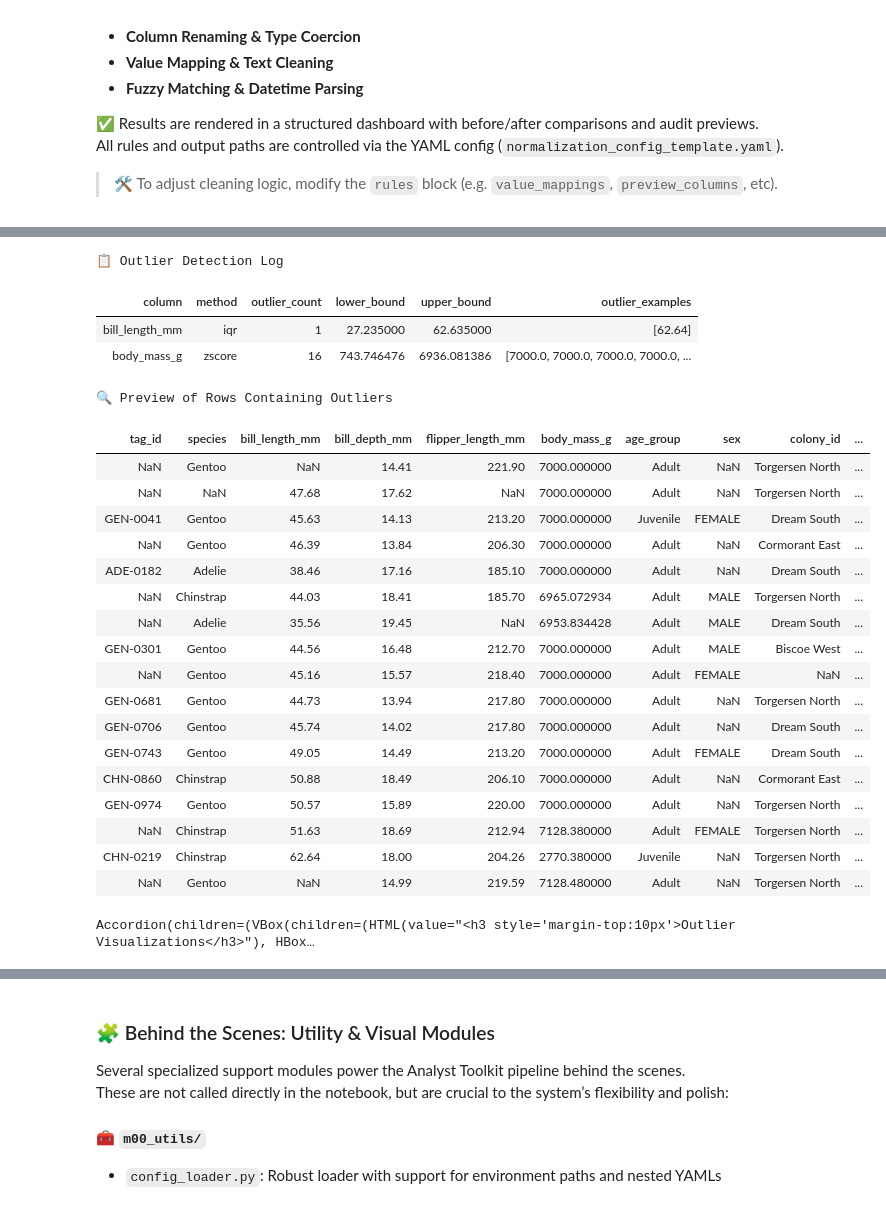
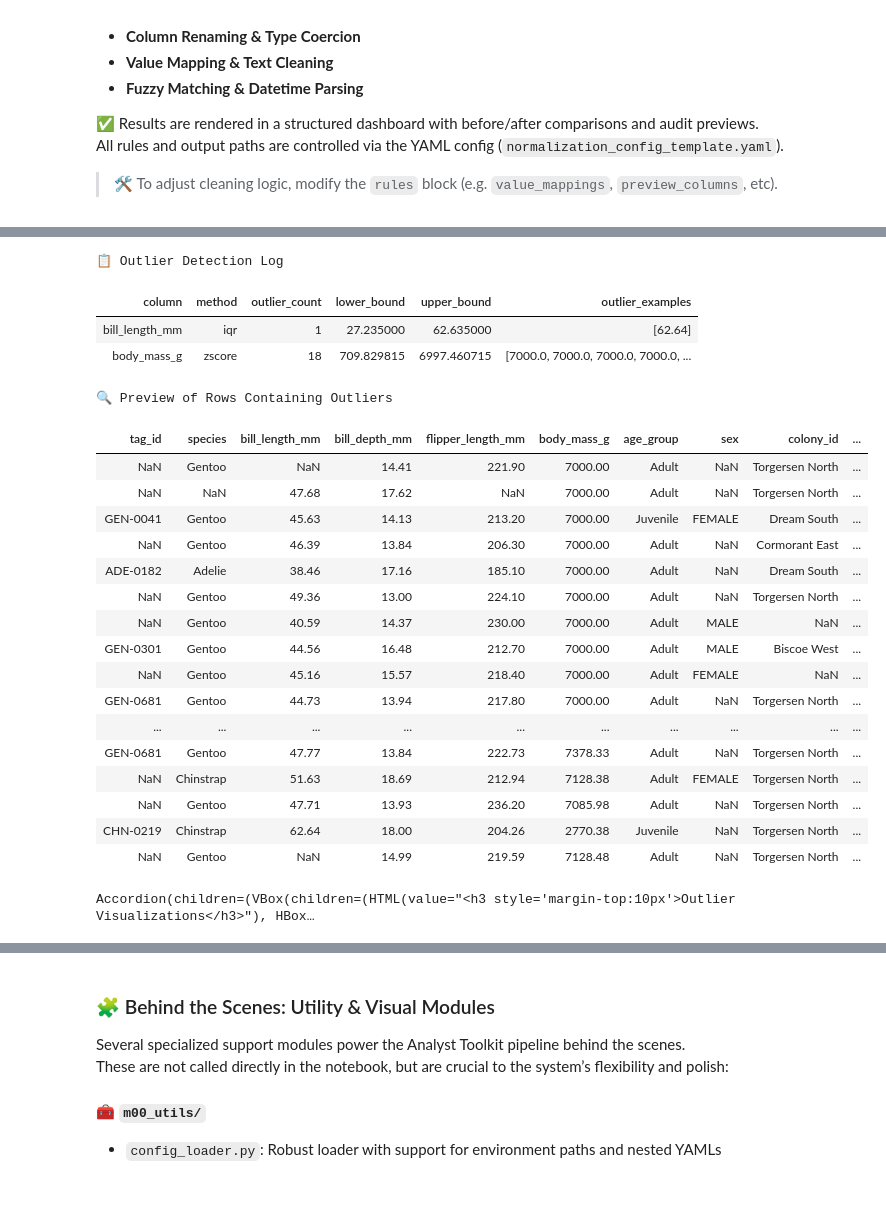
Before and after one commit to G-Schumacher44/analyst_toolkit, a Jupyter notebook: notebooks/00_analyst_toolkit_modular_demo.ipynb, the cells around one changed output, grey strips where cells are left out. Drawn from its saved outputs; the diff is of its cells as text; code cells hidden in the pictures.

```diff
--- a/notebooks/00_analyst_toolkit_modular_demo.ipynb
+++ b/notebooks/00_analyst_toolkit_modular_demo.ipynb
@@ -213,14 +201,14 @@ from analyst_toolkit.m03_normalization.run_normalization_pipeline import run_nor
 import logging
 
 # --- Load Config ---
-config = load_config("config/normalization_config_template.yaml")
-norm_cfg = config.get("normalization", {})
-run_id = config.get("run_id")
-notebook_mode = config.get("notebook", True)
+norm_config_full = load_config("config/normalization_config_template.yaml")
+norm_cfg = norm_config_full.get("normalization", {})
 
+# --- Run Normalization Module ---
+# Uses df_validated from the previous step and global run_id/notebook_mode.
 df_normalized = run_normalization_pipeline(
     config=norm_cfg,
-    df=df_validated,
+    df=df_validated,  # This correctly passes the processed DataFrame
     notebook=notebook_mode,
     run_id=run_id
 )
@@ -280,17 +268,14 @@ from analyst_toolkit.m00_utils.config_loader import load_config
 from analyst_toolkit.m02_validation.run_validation_pipeline import run_validation_pipeline
 
 # --- Load Certification Config ---
-config = load_config("config/certification_config_template.yaml")
-cert_cfg = config.get("validation", {})
-notebook_mode = config.get("notebook_mode", True)
-run_id = config.get("run_id")
+cert_config_full = load_config("config/certification_config_template.yaml")
+cert_cfg = cert_config_full.get("validation", {})
 
 # --- Run Final Certification Pass ---
-logging.info("🚀 Starting M04: Certification (Validation Gatekeeper)")
+logging.info("🚀 Starting Certification Gate (re-using M02)")
 
 df_certified = run_validation_pipeline(
     config=cert_cfg,
-    notebook=notebook_mode,
     df=df_normalized,
     run_id=run_id
 )
@@ -323,22 +302,19 @@ You can choose to:
 
 > 🛠️ Adjust deduplication behavior in `dups_config_template.yaml`.
 # %%
-# ♻️ D04: Dedupliction and Duplicates Handling
+# ♻️ M04: Deduplication and Duplicates Handling
 
 from analyst_toolkit.m00_utils.config_loader import load_config
-from analyst_toolkit.m00_utils.load_data import load_csv
 from analyst_toolkit.m04_duplicates.run_dupes_pipeline import run_duplicates_pipeline
 import logging
 
 # --- Load Config ---
-config = load_config("config/dups_config_template.yaml")
-notebook_mode = config.get("notebook", True)
-run_id = config.get("run_id")
+dupes_config_full = load_config("config/dups_config_template.yaml")
+dupes_cfg = dupes_config_full.get("duplicates", {})
 
-
-# --- Run Duplicates Module (now in 'flag' mode) ---
+# --- Run Duplicates Module ---
 df_deduped = run_duplicates_pipeline(
-    config=config,
+    config=dupes_cfg,
     df=df_certified,
     notebook=notebook_mode,
     run_id=run_id
@@ -412,18 +369,13 @@ If enabled, the `PlotViewer` renders **boxplots, histograms, and violin plots**
 import logging
 from analyst_toolkit.m00_utils.config_loader import load_config
 from analyst_toolkit.m05_detect_outliers.run_detection_pipeline import run_outlier_detection_pipeline
-import logging
 from IPython.display import display
 
+# --- Load module-specific config ---
+outlier_config_full = load_config("config/outlier_config_template.yaml")
+outlier_cfg = outlier_config_full.get("outlier_detection", {})
 
-config = load_config("config/outlier_config_template.yaml")
-outlier_cfg = config.get("outlier_detection", {})
-
-# Get global settings from the top level of the config
-notebook_mode = config.get("notebook", True)
-run_id = config.get("run_id") # Provide a default run_id
-
-# The 'df_deduped' variable should be the output from your M03 Duplicates module
+# The 'df_deduped' variable should be the output from your M04 Duplicates module
 if 'df_deduped' in locals():
     df_outliers_flagged, detection_results = run_outlier_detection_pipeline(
         config=outlier_cfg,
@@ -436,25 +388,24 @@ Stage: M05 Outlier Detection ⚠️ | Total Outliers Found: 17 | Columns Affecte
 📋 Outlier Detection Log
 | column | method | outlier_count | lower_bound | upper_bound | outlier_examples |
 | bill_length_mm | iqr | 1 | 27.235000 | 62.635000 | [62.64] |
-| body_mass_g | zscore | 16 | 743.746476 | 6936.081386 | [7000.0, 7000.0, 7000.0, 7000.0, ... |
+| body_mass_g | zscore | 18 | 709.829815 | 6997.460715 | [7000.0, 7000.0, 7000.0, 7000.0, ... |
 🔍 Preview of Rows Containing Outliers
 | tag_id | species | bill_length_mm | bill_depth_mm | flipper_length_mm | body_mass_g | age_group | sex | colony_id | ... |
-| NaN | Gentoo | NaN | 14.41 | 221.90 | 7000.000000 | Adult | NaN | Torgersen North | ... |
-| NaN | NaN | 47.68 | 17.62 | NaN | 7000.000000 | Adult | NaN | Torgersen North | ... |
-| GEN-0041 | Gentoo | 45.63 | 14.13 | 213.20 | 7000.000000 | Juvenile | FEMALE | Dream South | ... |
-| NaN | Gentoo | 46.39 | 13.84 | 206.30 | 7000.000000 | Adult | NaN | Cormorant East | ... |
-| ADE-0182 | Adelie | 38.46 | 17.16 | 185.10 | 7000.000000 | Adult | NaN | Dream South | ... |
-| NaN | Chinstrap | 44.03 | 18.41 | 185.70 | 6965.072934 | Adult | MALE | Torgersen North | ... |
-| NaN | Adelie | 35.56 | 19.45 | NaN | 6953.834428 | Adult | MALE | Dream South | ... |
-| GEN-0301 | Gentoo | 44.56 | 16.48 | 212.70 | 7000.000000 | Adult | MALE | Biscoe West | ... |
-| NaN | Gentoo | 45.16 | 15.57 | 218.40 | 7000.000000 | Adult | FEMALE | NaN | ... |
-| GEN-0681 | Gentoo | 44.73 | 13.94 | 217.80 | 7000.000000 | Adult | NaN | Torgersen North | ... |
-| GEN-0706 | Gentoo | 45.74 | 14.02 | 217.80 | 7000.000000 | Adult | NaN | Dream South | ... |
-| GEN-0743 | Gentoo | 49.05 | 14.49 | 213.20 | 7000.000000 | Adult | FEMALE | Dream South | ... |
-| CHN-0860 | Chinstrap | 50.88 | 18.49 | 206.10 | 7000.000000 | Adult | NaN | Cormorant East | ... |
-| GEN-0974 | Gentoo | 50.57 | 15.89 | 220.00 | 7000.000000 | Adult | NaN | Torgersen North | ... |
-| NaN | Chinstrap | 51.63 | 18.69 | 212.94 | 7128.380000 | Adult | FEMALE | Torgersen North | ... |
-| CHN-0219 | Chinstrap | 62.64 | 18.00 | 204.26 | 2770.380000 | Juvenile | NaN | Torgersen North | ... |
-| NaN | Gentoo | NaN | 14.99 | 219.59 | 7128.480000 | Adult | NaN | Torgersen North | ... |
+| NaN | Gentoo | NaN | 14.41 | 221.90 | 7000.00 | Adult | NaN | Torgersen North | ... |
+| NaN | NaN | 47.68 | 17.62 | NaN | 7000.00 | Adult | NaN | Torgersen North | ... |
+| GEN-0041 | Gentoo | 45.63 | 14.13 | 213.20 | 7000.00 | Juvenile | FEMALE | Dream South | ... |
+| NaN | Gentoo | 46.39 | 13.84 | 206.30 | 7000.00 | Adult | NaN | Cormorant East | ... |
+| ADE-0182 | Adelie | 38.46 | 17.16 | 185.10 | 7000.00 | Adult | NaN | Dream South | ... |
+| NaN | Gentoo | 49.36 | 13.00 | 224.10 | 7000.00 | Adult | NaN | Torgersen North | ... |
+| NaN | Gentoo | 40.59 | 14.37 | 230.00 | 7000.00 | Adult | MALE | NaN | ... |
+| GEN-0301 | Gentoo | 44.56 | 16.48 | 212.70 | 7000.00 | Adult | MALE | Biscoe West | ... |
+| NaN | Gentoo | 45.16 | 15.57 | 218.40 | 7000.00 | Adult | FEMALE | NaN | ... |
+| GEN-0681 | Gentoo | 44.73 | 13.94 | 217.80 | 7000.00 | Adult | NaN | Torgersen North | ... |
+| ... | ... | ... | ... | ... | ... | ... | ... | ... | ... |
+| GEN-0681 | Gentoo | 47.77 | 13.84 | 222.73 | 7378.33 | Adult | NaN | Torgersen North | ... |
+| NaN | Chinstrap | 51.63 | 18.69 | 212.94 | 7128.38 | Adult | FEMALE | Torgersen North | ... |
+| NaN | Gentoo | 47.71 | 13.93 | 236.20 | 7085.98 | Adult | NaN | Torgersen North | ... |
+| CHN-0219 | Chinstrap | 62.64 | 18.00 | 204.26 | 2770.38 | Juvenile | NaN | Torgersen North | ... |
+| NaN | Gentoo | NaN | 14.99 | 219.59 | 7128.48 | Adult | NaN | Torgersen North | ... |
 Accordion(children=(VBox(children=(HTML(value="<h3 style='margin-top:10px'>Outlier Visualizations</h3>"), HBox…
 # %% [markdown]
```
Also changed, not shown: parts of 14 cells of this notebook, 20 other files.
